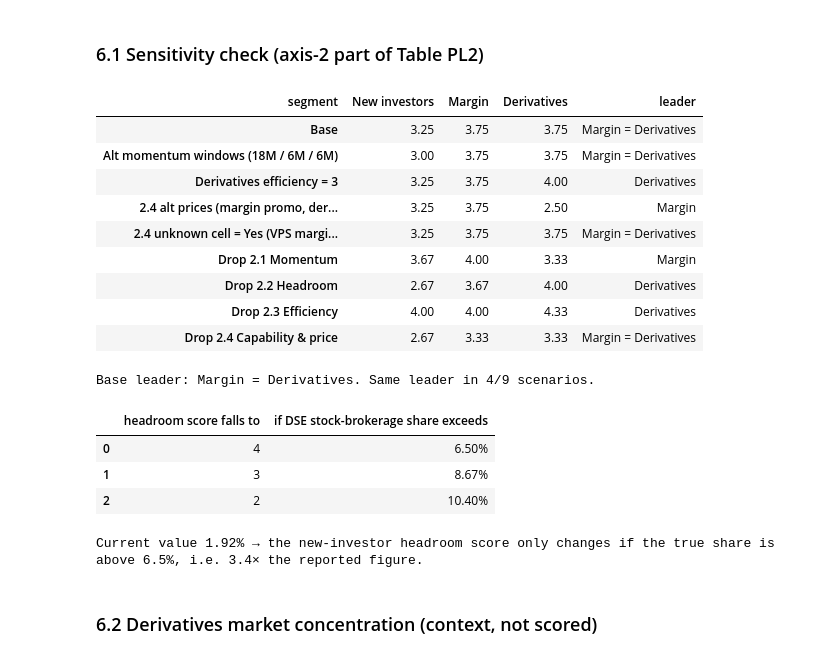
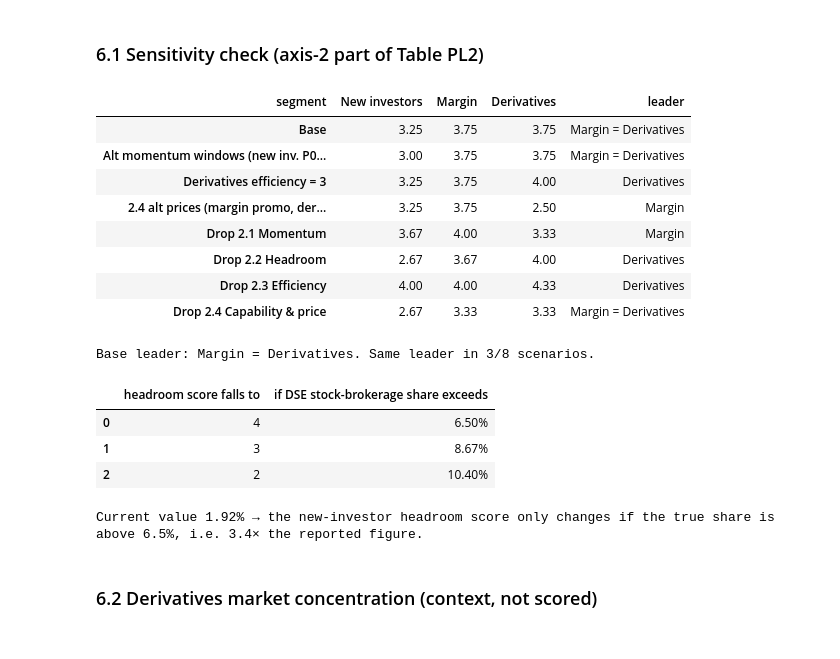
Before and after one commit to Xx-Pumpkin-xX/fba_roadto30_2026, a Jupyter notebook: notebook/B1_axis2_supply_side.ipynb, the cells around one changed output. Drawn from its saved outputs; the diff is of its cells as text; code cells hidden in the pictures.

```diff
--- a/notebook/B1_axis2_supply_side.ipynb
+++ b/notebook/B1_axis2_supply_side.ipynb
@@ -285,10 +285,10 @@ tl4["share"] = tl4.total_loans_bn / tl4.sample_total
 dse_loan_share_q = tl4[tl4.ticker == "DSE"].set_index("quarter").share.reindex(QTRS)
 log("D20", "2.1_NewInvestors", "C2:C5", "New-account shares came from press and mixed period types",
     "Use DNSE annual-report figures: FY2024 21.6%; Q1-Q4/2025 = 34/18/16/19%; FY2025 20%")
-acq_off = pd.DataFrame({"period": ["FY2024", "Q4/2024", "Q1/2025", "Q2/2025", "Q3/2025", "Q4/2025", "FY2025"],
-                        "share": [0.216, 99509/432000, 131122/388089, 104785/583849, 127344/773999, 155263/828008, 518514/2573945],
+acq_off = pd.DataFrame({"period": ["FY2024", "Q4/2024", "Q1/2025", "Q2/2025", "Q3/2025", "Q4/2025", "FY2025", "Q1/2026"],
+                        "share": [0.216, 99509/432000, 131122/388089, 104785/583849, 127344/773999, 155263/828008, 518514/2573945, 0.18],
                         "source": ["DNSE Annual Report 2024", "DNSE Annual Report 2024 / VSDC via press ('more than 432,000') – upper bound"]
-                                  + ["DNSE Annual Report 2025, Figure 21"] * 5})
+                                  + ["DNSE Annual Report 2025, Figure 21"] * 5 + ["Vietstock 18/04/2026 (142,000 accounts, 18%)"]})
 acq_off.to_csv(CLEAN / "B_new_account_share_official.csv", index=False)
 display(tl.pivot(index="ticker", columns="quarter", values="total_loans_bn").round(1))
 # %% [output]
@@ -384,10 +384,10 @@ dse_ds = ds[ds.broker == "DSE"].set_index("quarter").share
 for i, q in enumerate(["Q4/2024", "Q1/2025", "Q2/2025", "Q3/2025", "Q4/2025", "Q1/2026", "Q2/2026"], start=2):
     check(f"DSE deriv share {q}", "2.1_Derivatives", f"O{i}", dse_ds[q])
 dl = pd.read_csv(ROOT / "data/sources/derivatives_share_links.csv", encoding="utf-8-sig").set_index("period")
-for q in ["Q3/2025", "Q4/2025", "Q1/2026", "Q2/2026"]:
+for q in ["Q4/2024", "Q1/2025", "Q2/2025", "Q3/2025", "Q4/2025", "Q1/2026", "Q2/2026"]:
     assert np.isclose(dl.at[q, "dse_share"], dse_ds[q], atol=5e-5), q
-log("D24", "2.1_Derivatives", "O5:O8", "Sources D4-D7 had no link",
-    "Checked against HNX releases (Q3/25, Q4/25, Q2/26) and Vietstock citing HNX (Q1/26): 4/4 match")
+log("D24", "2.1_Derivatives", "O5:O8", "Sources D1-D7 had no link",
+    "Checked against HNX releases and Vietstock citing HNX: 7/7 quarters match")
 p = deriv_param
 sides_year = p["matched_contracts_h1_26"] * p["dse_share_h1_26"] * p["side_factor"] * p["annualisation"]
 check("deriv revenue low fee (bn/yr)",  "2.3_Derivatives", "G10", sides_year * fee.fee_vnd.min() / 1e9)
@@ -521,7 +521,7 @@ def mrow(seg, window, metric, s, s_val, e, e_val, base):
 
 mom_all = pd.DataFrame([
     mrow("New investors", "FY", "Share of new accounts (DNSE annual reports)", "FY2024", ao["FY2024"], "FY2025", ao["FY2025"], True),
-    mrow("New investors", "18M", "Share of new accounts (BA, press)", "H1/2024", a["H1/2024"], "FY2025", a["FY/2025"], False),
+    mrow("New investors", "P0/P1 (partial)", "Share of new accounts, avg P0 vs avg Q4/2025-Q1/2026 (Q2/2026 not published)", "P0 avg", ao[P0Q].mean(), "P1 avg", ao[["Q4/2025", "Q1/2026"]].mean(), False),
     mrow("Margin", "P0/P1", "Share of sample total loans, avg P0 vs avg P1", "P0 avg", mh_share[["Q4/2024", "Q2/2025"]].mean(), "P1 avg", mh_share[["Q4/2025", "Q2/2026"]].mean(), True),
     mrow("Margin", "6M", "Share of sample total loans", "Q4/2025", mh_share["Q4/2025"], "Q2/2026", mh_share["Q2/2026"], False),
     mrow("Derivatives", "P0/P1", "Derivatives brokerage share, avg P0 vs avg P1", "P0 avg", dse_ds[P0Q].mean(), "P1 avg", dse_ds[P1Q].mean(), True),
@@ -855,44 +855,42 @@ def axis2(sc, drop=None):
     return s.groupby("segment").score.mean().reindex(SEGS)
 
 def leaders(s):
     return " = ".join(s[np.isclose(s, s.max())].index)
 
 mom_alt = mom_all[~mom_all.is_base].set_index("segment").change_pp
 scen = {
     "Base": build_scores(mom_base),
-    "Alt momentum windows (18M / 6M / 6M)": build_scores(mom_alt),
+    "Alt momentum windows (new inv. P0/P1 partial, margin 6M, deriv 12M)": build_scores(mom_alt),
     "Derivatives efficiency = 3": build_scores(mom_base, deriv_eff=3),
     "2.4 alt prices (margin promo, deriv top tier)": build_scores(mom_base, cap_t=cap24_alt),
-    "2.4 unknown cell = Yes (VPS margin alerts)": build_scores(mom_base, cap_t=cap24_unk),
 }
 rows = {k: axis2(v) for k, v in scen.items()}
 for m in ["2.1 Momentum", "2.2 Headroom", "2.3 Efficiency", "2.4 Capability & price"]:
     rows[f"Drop {m}"] = axis2(scen["Base"], drop=m)
 sens = pd.DataFrame(rows).T
 sens["leader"] = sens[SEGS].apply(leaders, axis=1)
 sens.to_csv(CLEAN / "Table_PL2_axis2_sensitivity.csv")
 display(sens.round(2))
 base_lead = sens.at["Base", "leader"]
 print(f"Base leader: {base_lead}. Same leader in {(sens.leader == base_lead).sum()}/{len(sens)} scenarios.")
 
 thr = pd.DataFrame([{"headroom score falls to": s, "if DSE stock-brokerage share exceeds": acc_share / (1 + g)}
                     for s, g in [(4, 1.0), (3, 0.5), (2, 0.25)]])
 thr["if DSE stock-brokerage share exceeds"] = thr["if DSE stock-brokerage share exceeds"].map("{:.2%}".format)
 display(thr)
 print(f"Current value {brk_share:.2%} → the new-investor headroom score only changes if the true share is "
       f"above {acc_share/2:.1%}, i.e. {acc_share/2/brk_share:.1f}× the reported figure.")
 # %% [output]
 | segment | New investors | Margin | Derivatives | leader |
 | Base | 3.25 | 3.75 | 3.75 | Margin = Derivatives |
-| Alt momentum windows (18M / 6M / 6M) | 3.00 | 3.75 | 3.75 | Margin = Derivatives |
+| Alt momentum windows (new inv. P0... | 3.00 | 3.75 | 3.75 | Margin = Derivatives |
 | Derivatives efficiency = 3 | 3.25 | 3.75 | 4.00 | Derivatives |
 | 2.4 alt prices (margin promo, der... | 3.25 | 3.75 | 2.50 | Margin |
-| 2.4 unknown cell = Yes (VPS margi... | 3.25 | 3.75 | 3.75 | Margin = Derivatives |
 | Drop 2.1 Momentum | 3.67 | 4.00 | 3.33 | Margin |
 | Drop 2.2 Headroom | 2.67 | 3.67 | 4.00 | Derivatives |
 | Drop 2.3 Efficiency | 4.00 | 4.00 | 4.33 | Derivatives |
 | Drop 2.4 Capability & price | 2.67 | 3.33 | 3.33 | Margin = Derivatives |
-Base leader: Margin = Derivatives. Same leader in 4/9 scenarios.
+Base leader: Margin = Derivatives. Same leader in 3/8 scenarios.
 |  | headroom score falls to | if DSE stock-brokerage share exceeds |
 | 0 | 4 | 6.50% |
 | 1 | 3 | 8.67% |
```
Also changed, not shown: parts of 4 cells of this notebook, 13 other files.
